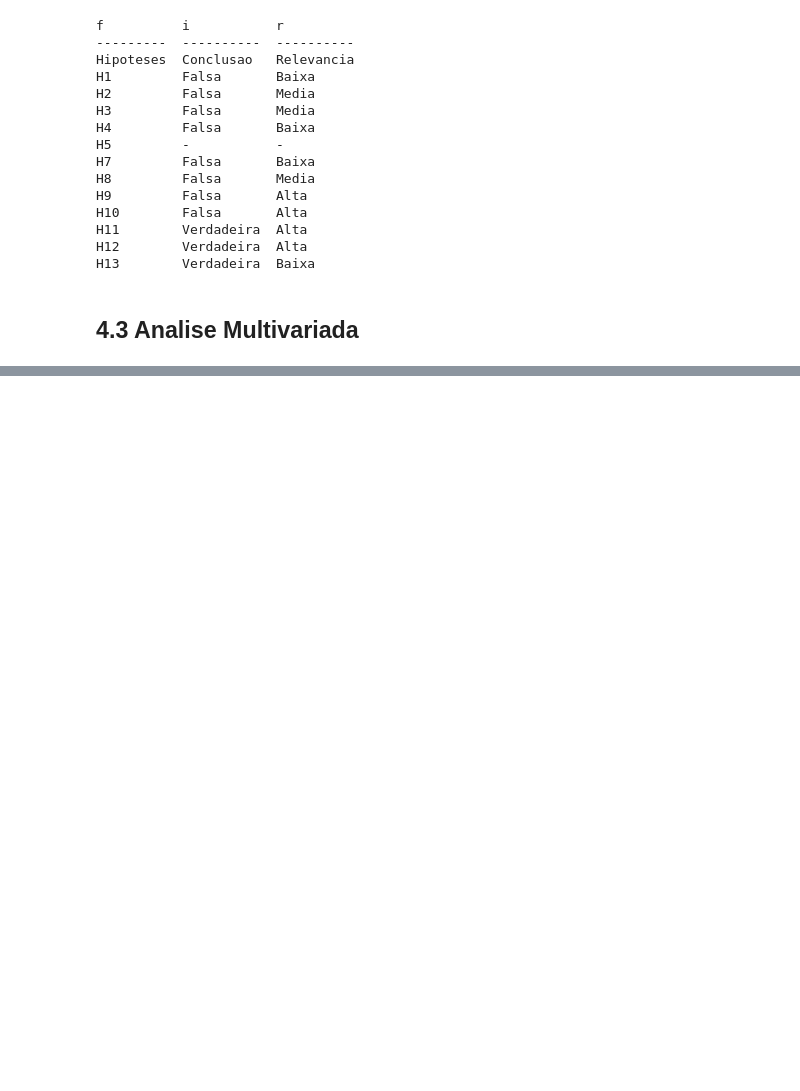
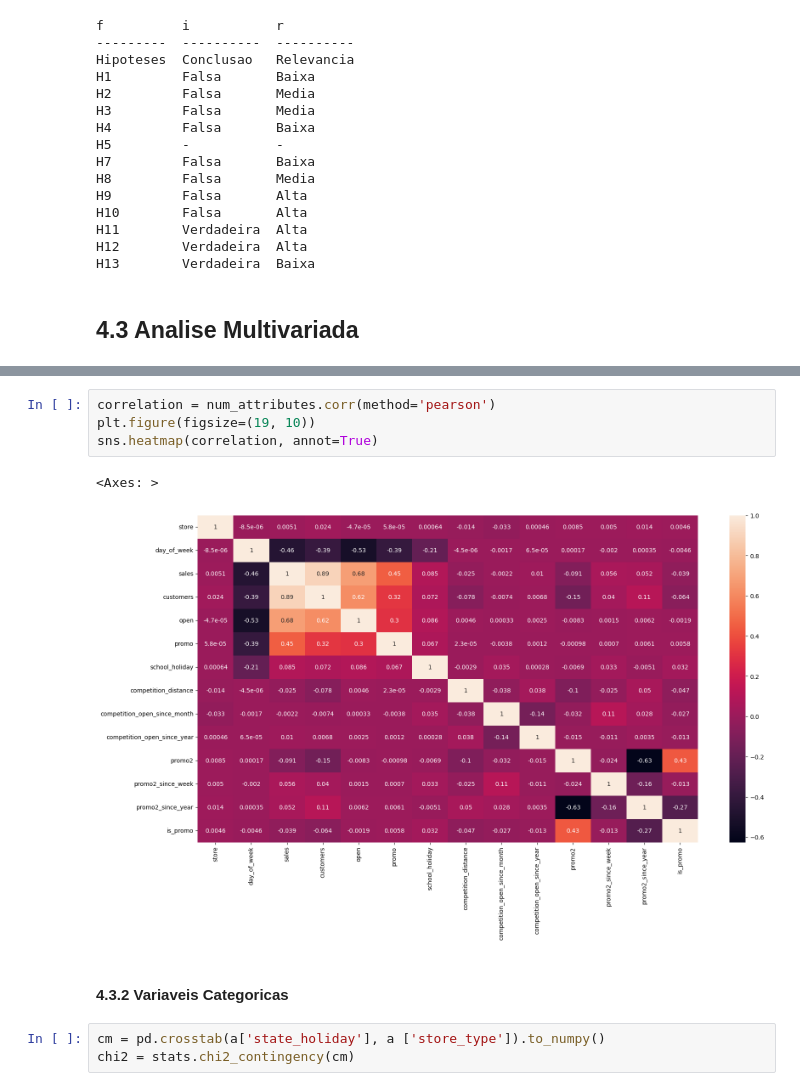
Before and after one commit to jcmazoni/rossmann, a Jupyter notebook: DS_aula1.ipynb, the cells around one changed output, grey strips where cells are left out. Drawn from its saved outputs; the diff is of its cells as text; blank space fills up the shorter version.

```diff
--- a/DS_aula1.ipynb
+++ b/DS_aula1.ipynb
@@ -1027,0 +1040,12 @@ H13        Verdadeira  Baixa
+# %%
+correlation = num_attributes.corr(method='pearson')
+plt.figure(figsize=(19, 10))
+sns.heatmap(correlation, annot=True)
+# %% [output]
+<Axes: >
+[figure, added]
+# %% [markdown]
+#### 4.3.2 Variaveis Categoricas
+# %%
+cm = pd.crosstab(a['state_holiday'], a ['store_type']).to_numpy()
+chi2 = stats.chi2_contingency(cm)
```
Also changed, not shown: parts of 11 cells of this notebook.
